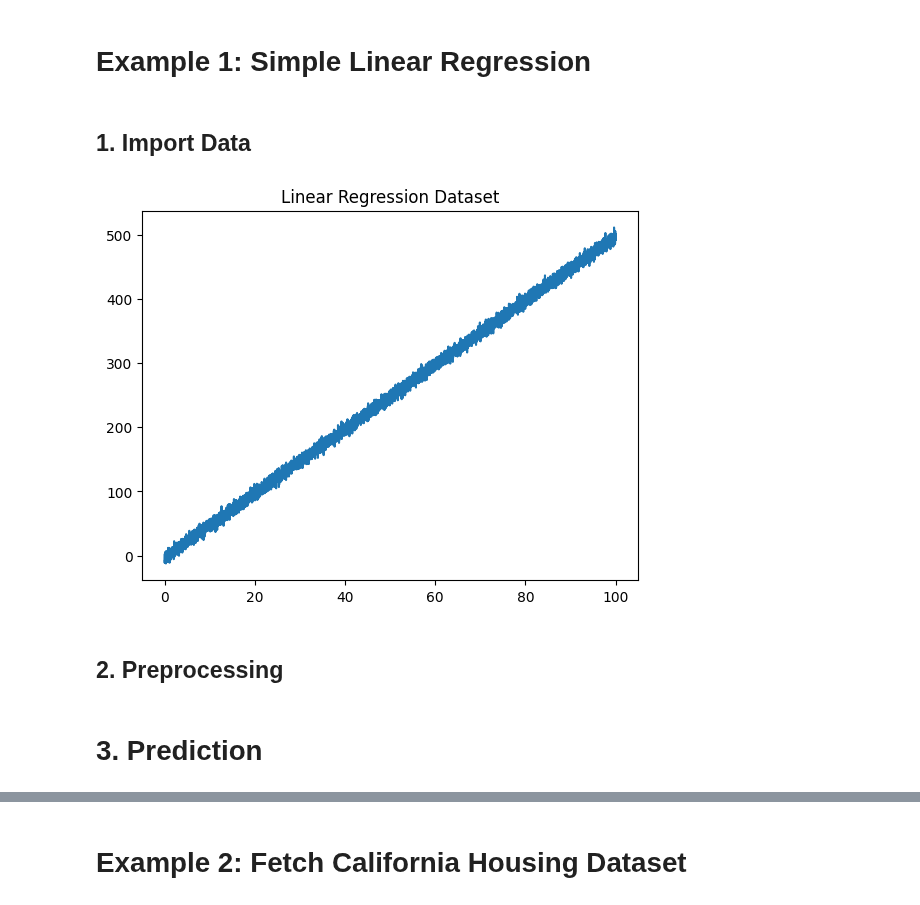
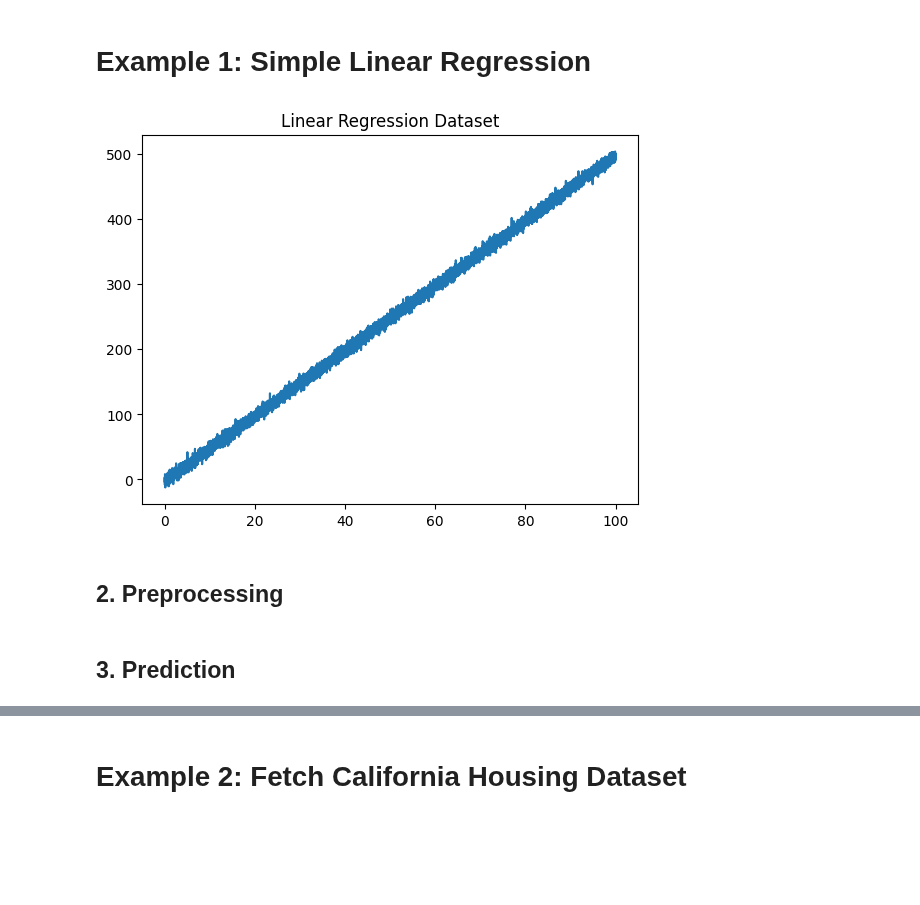
Before and after one commit to NickOLeeney/neural-network-from-scratch, a Jupyter notebook: examples/regression.ipynb, the cells around one changed output, grey strips where cells are left out. Drawn from its saved outputs; the diff is of its cells as text; code cells hidden in the pictures; blank space fills up the shorter version.

```diff
--- a/examples/regression.ipynb
+++ b/examples/regression.ipynb
@@ -12,26 +15,24 @@ def min_max_scaler(series):
     return normalized
 # %% [markdown]
 # Example 1: Simple Linear Regression
-# %% [markdown]
-## 1. Import Data
 # %%
 n_points = 10000
 a=5
 b=-3
 alpha = 0.01
 
-x = np.linspace(0,100,n_points)
-y = a*x+b
+x1 = np.linspace(0,100,n_points)
+y = a*x1+b
 
 white_noise = np.random.randn(len(x))*max(y)*alpha
 y = y + white_noise
 
-features = pd.DataFrame(data={'x':x})
+features = pd.DataFrame(data={'x1':x1})
 target = pd.DataFrame(data={'y':y})
-plt.plot(x,y)
+plt.plot(x1,y)
 plt.title('Linear Regression Dataset');
 # %% [output]
-[figure, old version]
+[figure, new version]
 # %% [markdown]
 ## 2. Preprocessing
 # %%
@@ -53,3 +49,3 @@ test_y = target[split_point:]
 # %% [markdown]
-# 3. Prediction
+## 3. Prediction
 # %%
```
Also changed, not shown: parts of 20 cells of this notebook.
